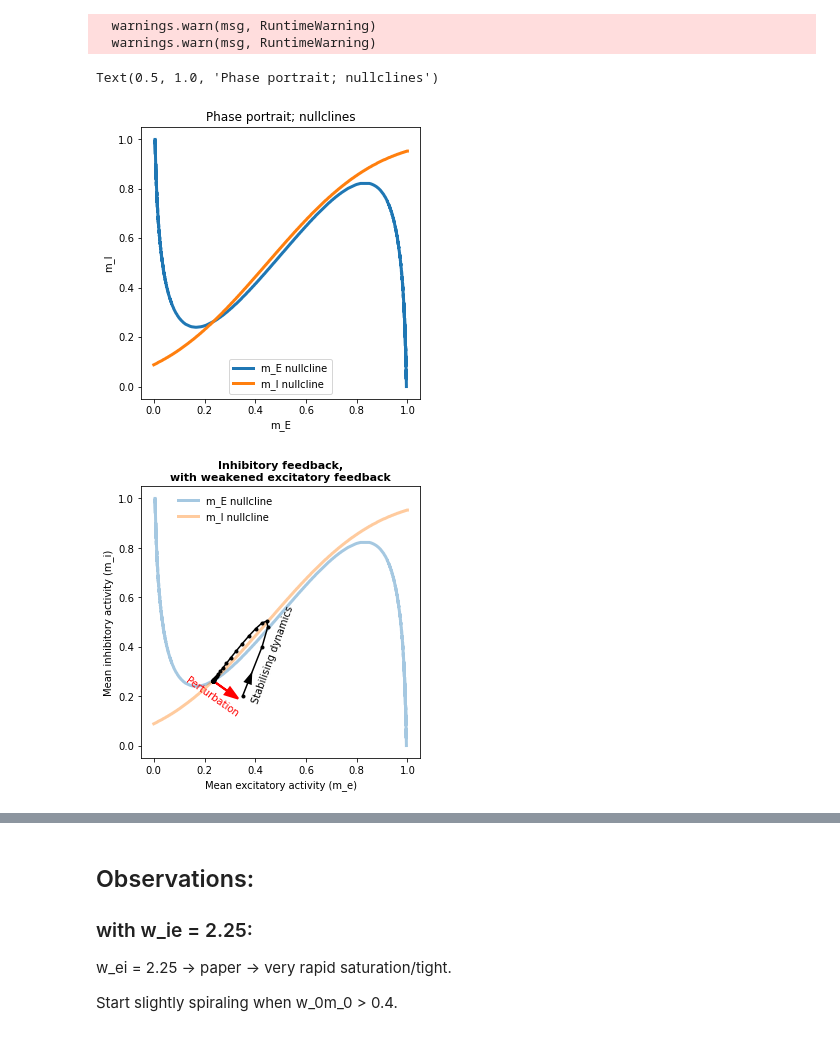
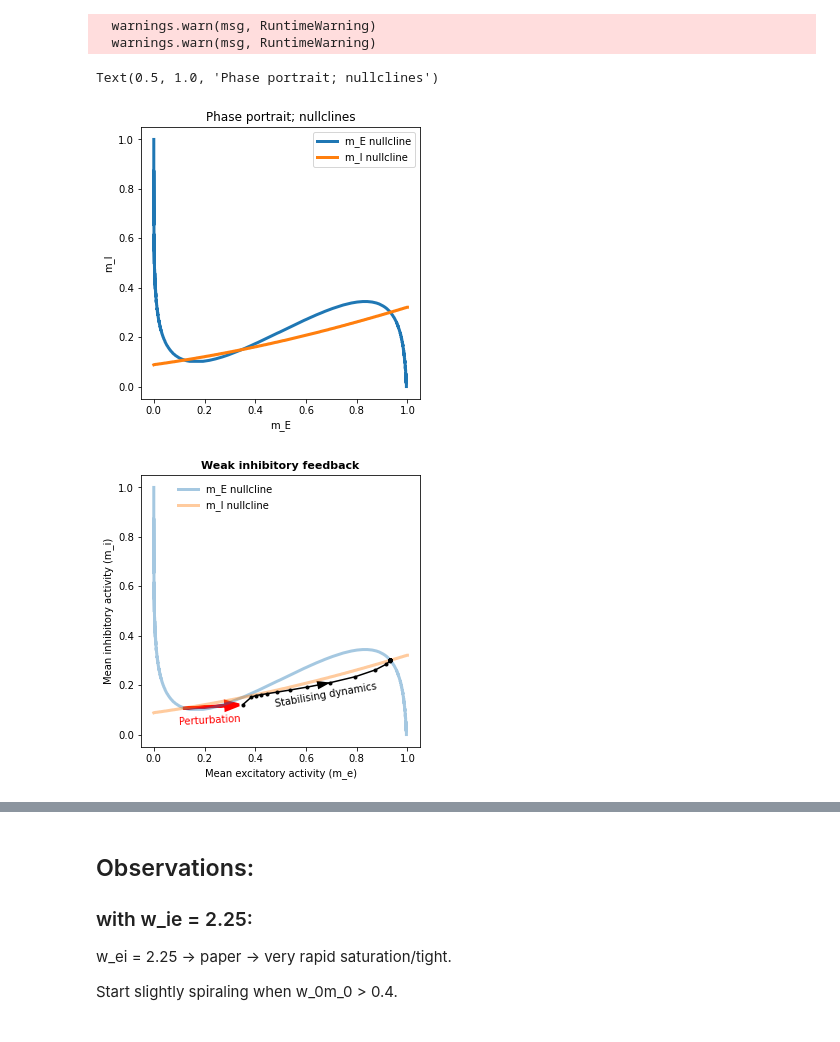
Before and after one commit to vdplasthijs/meanfield_EI_model, a Jupyter notebook: Marshel ea model.ipynb, the cells around one changed output, grey strips where cells are left out. Drawn from its saved outputs; the diff is of its cells as text; code cells hidden in the pictures.

Commit message:
better weak inhib example

```diff
--- a/Marshel ea model.ipynb
+++ b/Marshel ea model.ipynb
@@ -14,8 +14,8 @@ n_neurons = 1 # 1500  ## change to 1 for results of fig F (and also prob_conn)
 gain = 10  # gain
 prob_conn = 1 # 0.3 # probability connection
 w_ee = 3
-w_ei = 0.94 # 2.25
-w_ie = 2.4 # 2.25
+w_ei =  2.25 # 2.25  # 0.94
+w_ie = 0.7 # 2.25  # 2.4
 w_ii = 0.15
 w_0m_0_default = 0
 threshold = 1
@@ -157,7 +157,7 @@ plt.plot(other_val_list_i, fp_list_i, '-', linewidth=3, label='m_I nullcline')
 plt.xlabel('m_E'); plt.ylabel('m_I'); plt.legend(); plt.title('Phase portrait; nullclines')
 # %% [output]
 Text(0.5, 1.0, 'Phase portrait; nullclines')
-[figure, old version]
+[figure, new version]
 # %%
 ## The previous analysis just found the subplots, now we actually simulate the mean field model
 ## We will see that wherever you start (in m_E, m_I -space), you always end up in the
@@ -210,22 +210,19 @@ def run_m_ei(m_e0, m_i0, e_fixed=False, i_fixed=False,
 # %%
 ## Run a simulation (you can change the starting points m_e0 and m_i0)
 
-m_e_arr, m_i_arr = run_m_ei(m_e0=0.35, m_i0=0.2, e_fixed=False, i_fixed=False,
+m_e_arr, m_i_arr = run_m_ei(m_e0=0.35, m_i0=0.12, e_fixed=False, i_fixed=False,
                             time_points=50, noise_sigma=0.0)
+
+dict_other_traj = [run_m_ei(m_e0=x, m_i0=y, e_fixed=False, i_fixed=False,
+                            time_points=50, noise_sigma=0.0) for (x, y) in [#(0.05, 0.05), (0.15, 0.05),
+                                        # (0.15, 0.25), (0.35, 0.25), (0.25, 0.05), (0.65, 0.05), (0.65, 0.5)]]
+                                        (0.05, 0.05), (0.2, 0.6), (0.4, 0.5)]]
 
 save_fig = True
 
 ## Plot
 plt.rcParams['figure.figsize'] = (5, 5)
-# plt.rcParams['figure.figsize'] = ( 10, 5)
 
-# plt.subplot(121)
-# plt.plot(m_e_arr, ':', c='k', label='m_e')
-# plt.plot(m_i_arr, '--', c='k', label='m_i')
-# plt.legend(); plt.xlabel('time')
-# plt.ylim([0, 1])
-
-# plt.subplot(122)
 plt.plot(fp_list_e, other_val_list_e, '-', linewidth=3, alpha=0.4, label='m_E nullcline')
 plt.plot(other_val_list_i, fp_list_i, '-', linewidth=3, alpha=0.4, label='m_I nullcline')
 plt.plot(m_e_arr, m_i_arr, '.-', c='k')
@@ -241,34 +238,41 @@ elif w_ie == 0:
              length_includes_head=True, head_width=0.035, shape='full', lw=2, **{'color': 'r'})
     plt.arrow(m_e_arr[1], m_i_arr[1], np.diff(m_e_arr)[1] / 2, np.diff(m_i_arr)[1] / 2,
             length_includes_head=True, head_width=0.035, shape='full', lw=0, **{'color': 'k'})  # first step after perturbation
     plt.text(s='Perturbation', x=0.6, y=0.028, ha='center', c='red', rotation=0)
     plt.text(s='Stabilising dynamics', x=0.73, y=0.14, va='center', ha='center', c='k', rotation=0)
     plt.title('No inhibitory feedback', fontdict={'weight': 'bold', 'size': 11})
 elif w_ie == 2.4 and w_ei == 0.94:
     plt.arrow(m_e_arr[0], m_i_arr[0], np.diff(m_e_arr)[0] / 2, np.diff(m_i_arr)[0] / 2,
             length_includes_head=True, head_width=0.035, shape='full', lw=0, **{'color': 'k'})  # first step after perturbation
     plt.arrow(m_e_arr[-1], m_i_arr[-1],  0.95 * m_e_arr[0] - m_e_arr[-1], 0.95 * m_i_arr[0] -  m_i_arr[-1],
              length_includes_head=True, head_width=0.035, shape='full', lw=2, **{'color': 'r'})
     plt.text(s='Perturbation', x=0.23, y=0.12, ha='center', c='red', rotation=-35)
     plt.text(s='Stabilising dynamics', x=0.47, y=0.37, va='center', ha='center', c='k', rotation=70)
     plt.title('Inhibitory feedback,\nwith weakened excitatory feedback', fontdict={'weight': 'bold', 'size': 11})
 else:
-    plt.arrow(m_e_arr[0], m_i_arr[0], np.diff(m_e_arr)[0] / 2, np.diff(m_i_arr)[0] / 2,
+    plt.arrow(m_e_arr[7], m_i_arr[7], np.diff(m_e_arr)[7], np.diff(m_i_arr)[7],
             length_includes_head=True, head_width=0.035, shape='full', lw=0, **{'color': 'k'})  # first step after perturbation
-    # print('WARNING: w_ie is not 2.25 or 0, so the arrows are not plotted')
+    # for (m_e_arr_extra, m_i_arr_extra) in dict_other_traj:
+    #     plt.plot(m_e_arr_extra, m_i_arr_extra, '.-', c='k', alpha=0.4)
+    first_fp = (0.1205, 0.1064)
+    plt.arrow(first_fp[0], first_fp[1], 0.96 * m_e_arr[0] - first_fp[0], m_i_arr[0] - first_fp[1],
+            length_includes_head=True, head_width=0.035, shape='full', lw=3, **{'color': 'r'})
+    plt.text(s='Perturbation', x=0.22, y=0.04, ha='center', c='red', rotation=3)
+    plt.text(s='Stabilising dynamics', x=0.68, y=0.16, va='center', ha='center', c='k', rotation=10)
+    plt.title('Weak inhibitory feedback', fontdict={'weight': 'bold', 'size': 11})
 plt.xlabel('Mean excitatory activity (m_e)')
 plt.ylabel('Mean inhibitory activity (m_i)')
 plt.legend(frameon=False, loc='upper left', bbox_to_anchor=(.1, 1))
 # plt.xlim([0, 1]); plt.ylim([0, 1]); plt.legend()
 
 if save_fig:
     if w_ie == 0:
         plt.savefig('figs/perturbation_no_inhibitory_feedback.svg', bbox_inches='tight')
     elif w_ie == 2.25:
         plt.savefig('figs/perturbation_inhibitory_feedback.svg', bbox_inches='tight')
     elif w_ie == 2.4 and w_ei == 0.94:
         plt.savefig('figs/perturbation_inhibitory_feedback_w_ie_{}_w_ei_{}.svg'.format(w_ie, w_ei), bbox_inches='tight')
     else:
-        plt.savefig('figs/perturbation_inhibitory_feedback_w_ie_{}.svg'.format(w_ie), bbox_inches='tight')
+        plt.savefig('figs/perturbation_inhibitory_feedback_w_ie_{}_w_ei_{}.svg'.format(w_ie, w_ei), bbox_inches='tight')
 # %% [output]
-[figure, old version]
+[figure, new version]
```
Also changed, not shown: parts of 2 cells of this notebook, 3 other files.
